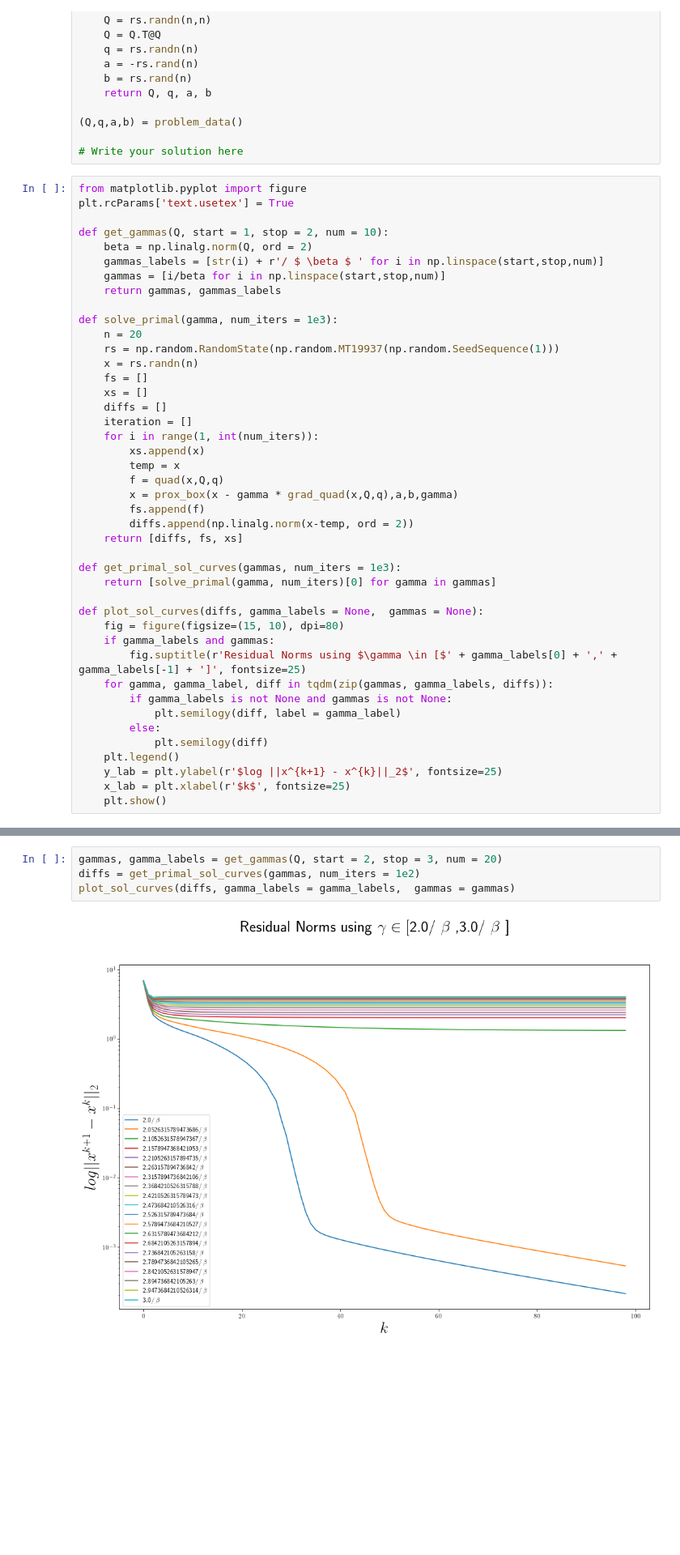
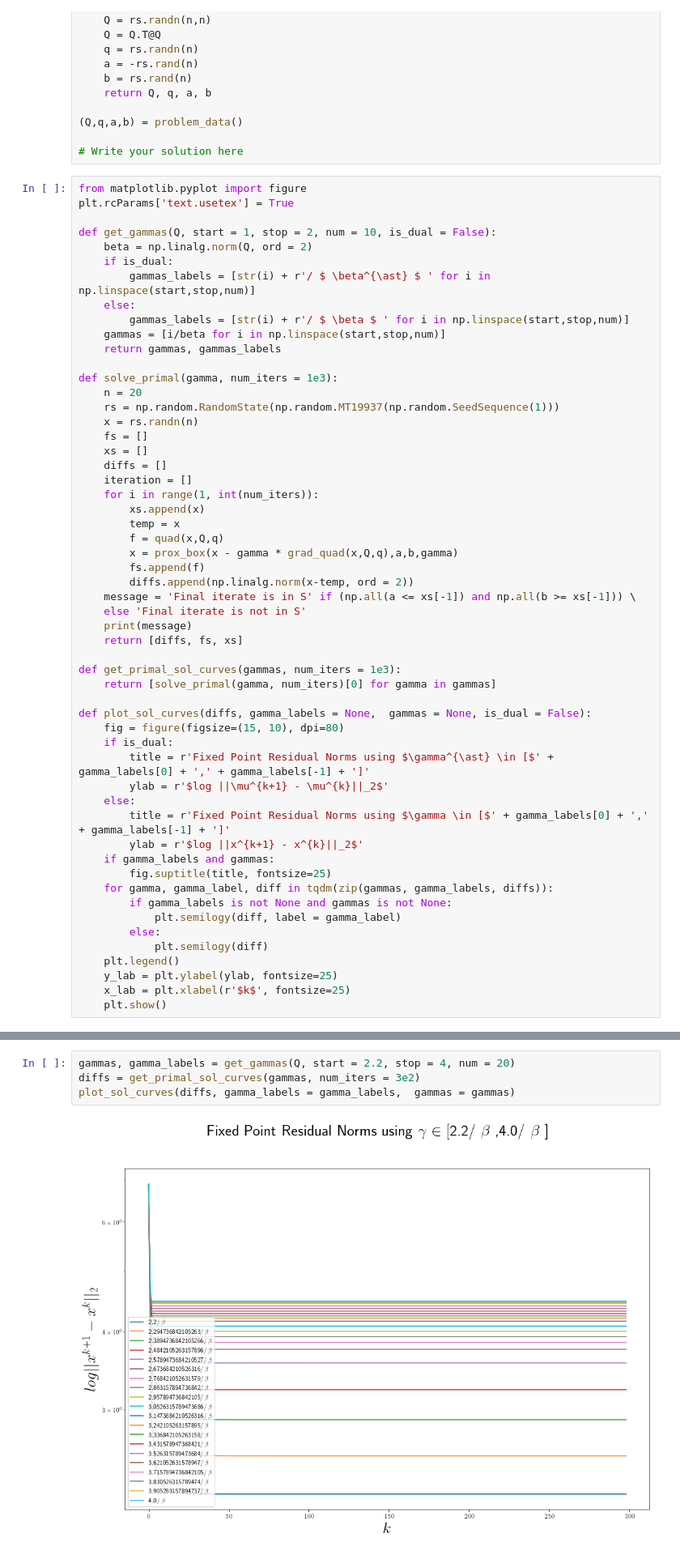
Before and after one commit to NilRom/UNI, a Jupyter notebook: optimization_for_machine_learning/handin1.ipynb, the cells around one changed output, grey strips where cells are left out. Shown at 81% size. Cells and saved outputs as stored; diff of their text form; blank space fills up the shorter version.

```diff
--- a/optimization_for_machine_learning/handin1.ipynb
+++ b/optimization_for_machine_learning/handin1.ipynb
@@ -750,9 +759,12 @@ def problem_data():
 from matplotlib.pyplot import figure
 plt.rcParams['text.usetex'] = True
 
-def get_gammas(Q, start = 1, stop = 2, num = 10):
+def get_gammas(Q, start = 1, stop = 2, num = 10, is_dual = False):
     beta = np.linalg.norm(Q, ord = 2)
-    gammas_labels = [str(i) + r'/ $ \beta $ ' for i in np.linspace(start,stop,num)]
+    if is_dual:
+        gammas_labels = [str(i) + r'/ $ \beta^{\ast} $ ' for i in np.linspace(start,stop,num)]
+    else:
+        gammas_labels = [str(i) + r'/ $ \beta $ ' for i in np.linspace(start,stop,num)]
     gammas = [i/beta for i in np.linspace(start,stop,num)]
     return gammas, gammas_labels
 
@@ -771,22 +783,31 @@ def solve_primal(gamma, num_iters = 1e3):
         x = prox_box(x - gamma * grad_quad(x,Q,q),a,b,gamma)
         fs.append(f)
         diffs.append(np.linalg.norm(x-temp, ord = 2))
+    message = 'Final iterate is in S' if (np.all(a <= xs[-1]) and np.all(b >= xs[-1])) \
+    else 'Final iterate is not in S'
+    print(message)
     return [diffs, fs, xs]
 
 def get_primal_sol_curves(gammas, num_iters = 1e3):
     return [solve_primal(gamma, num_iters)[0] for gamma in gammas]
 
-def plot_sol_curves(diffs, gamma_labels = None,  gammas = None):
+def plot_sol_curves(diffs, gamma_labels = None,  gammas = None, is_dual = False):
     fig = figure(figsize=(15, 10), dpi=80)
+    if is_dual:
+        title = r'Fixed Point Residual Norms using $\gamma^{\ast} \in [$' + gamma_labels[0] + ',' + gamma_labels[-1] + ']'
+        ylab = r'$log ||\mu^{k+1} - \mu^{k}||_2$'
+    else:
+        title = r'Fixed Point Residual Norms using $\gamma \in [$' + gamma_labels[0] + ',' + gamma_labels[-1] + ']'
+        ylab = r'$log ||x^{k+1} - x^{k}||_2$'
     if gamma_labels and gammas:
-        fig.suptitle(r'Residual Norms using $\gamma \in [$' + gamma_labels[0] + ',' + gamma_labels[-1] + ']', fontsize=25)
+        fig.suptitle(title, fontsize=25)
     for gamma, gamma_label, diff in tqdm(zip(gammas, gamma_labels, diffs)):
         if gamma_labels is not None and gammas is not None:
             plt.semilogy(diff, label = gamma_label)
         else:
             plt.semilogy(diff)
     plt.legend()
-    y_lab = plt.ylabel(r'$log ||x^{k+1} - x^{k}||_2$', fontsize=25)
+    y_lab = plt.ylabel(ylab, fontsize=25)
     x_lab = plt.xlabel(r'$k$', fontsize=25)
     plt.show()
 # %%
@@ -798,9 +835,9 @@ plot_sol_curves(diffs, gamma_labels = gamma_labels,  gammas = gamma_labels)
 # %%
-gammas, gamma_labels = get_gammas(Q, start = 2, stop = 3, num = 20)
-diffs = get_primal_sol_curves(gammas, num_iters = 1e2)
+gammas, gamma_labels = get_gammas(Q, start = 2.2, stop = 4, num = 20)
+diffs = get_primal_sol_curves(gammas, num_iters = 3e2)
 plot_sol_curves(diffs, gamma_labels = gamma_labels,  gammas = gammas)
 # %% [output]
-[figure, old version]
+[figure, new version]
 # %% [markdown]
 $\DeclareMathOperator{\prox}{prox}$
 $\newcommand{\R}{\mathbb{R}}$
```
Also changed, not shown: parts of 16 cells of this notebook, 2 other files.
